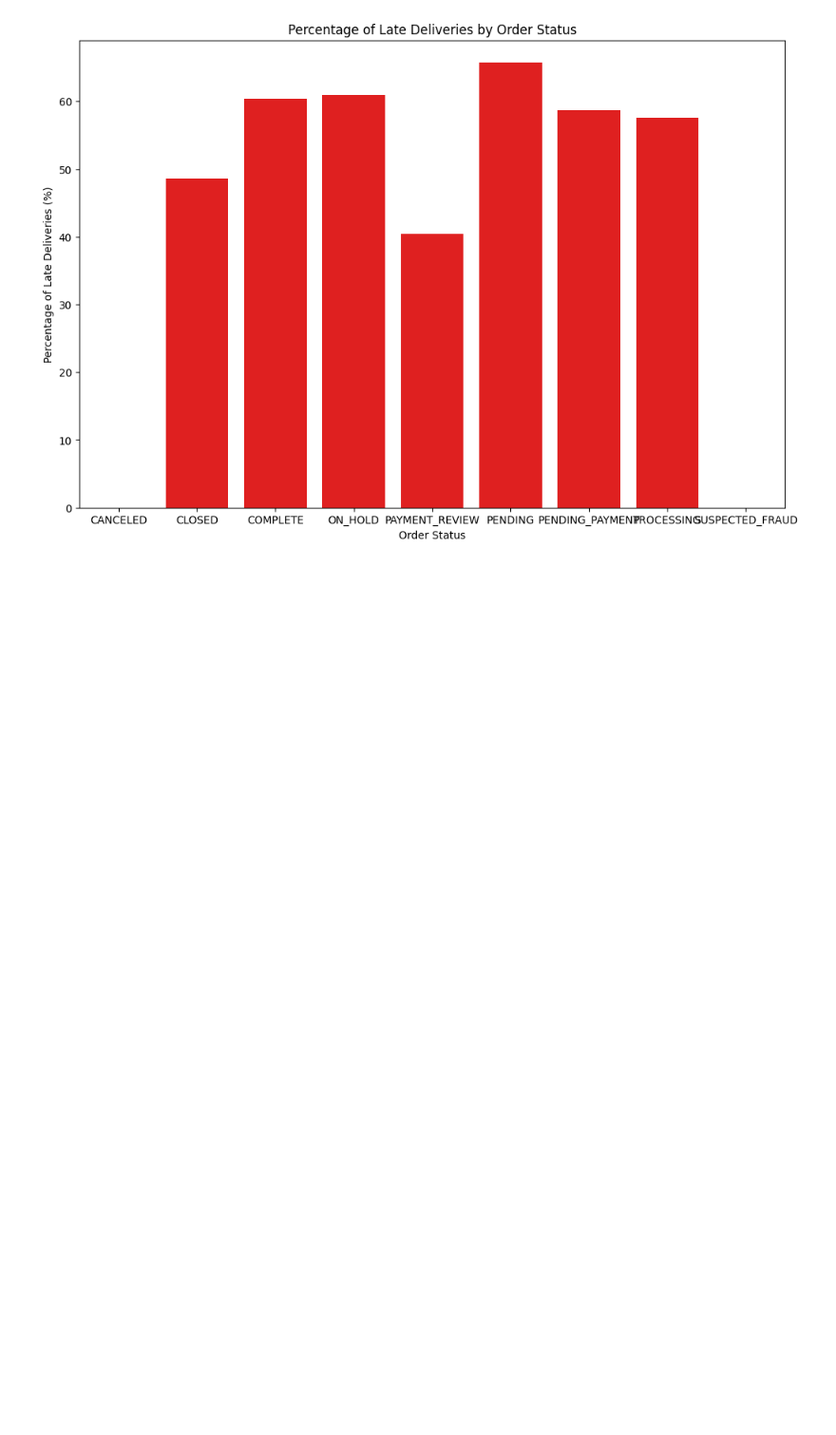
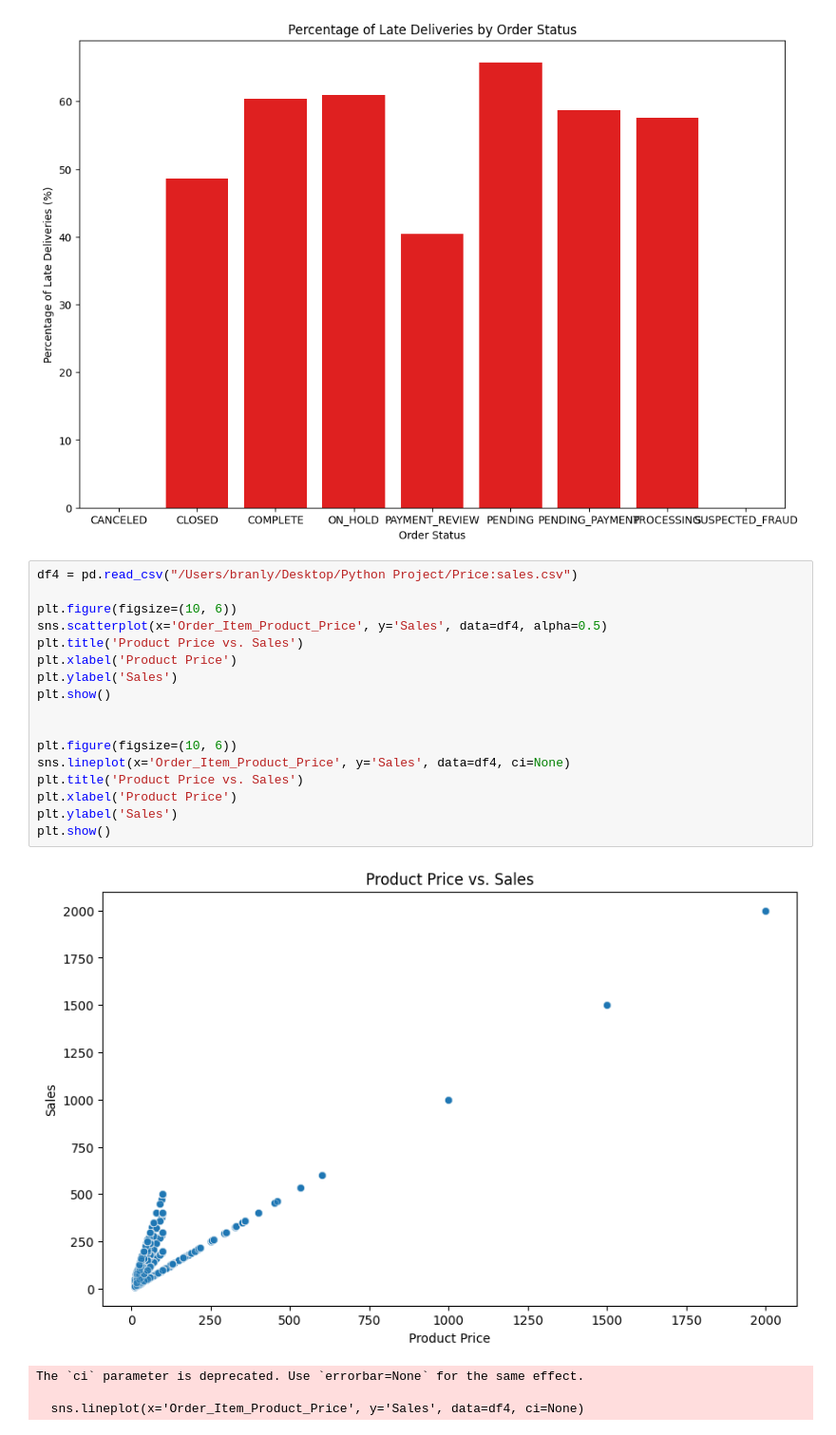
Before and after one commit to CCNY-Analytics-and-Quant/Branly_BAF23, a Jupyter notebook: Final Project.ipynb, the cells around one changed output. Shown: that part at 95% size. Saved outputs shown, nothing was run; the diff lists cells and outputs as text; blank space fills up the shorter version.

```diff
--- a/Final Project.ipynb
+++ b/Final Project.ipynb
@@ -103,3 +103,25 @@ plt.ylabel('Percentage of Late Deliveries (%)')
 plt.show()
 # %% [output]
 [figure]
+# %%
+df4 = pd.read_csv("/Users/branly/Desktop/Python Project/Price:sales.csv")
+
+plt.figure(figsize=(10, 6))
+sns.scatterplot(x='Order_Item_Product_Price', y='Sales', data=df4, alpha=0.5)
+plt.title('Product Price vs. Sales')
+plt.xlabel('Product Price')
+plt.ylabel('Sales')
+plt.show()
+
+
+plt.figure(figsize=(10, 6))
+sns.lineplot(x='Order_Item_Product_Price', y='Sales', data=df4, ci=None)
+plt.title('Product Price vs. Sales')
+plt.xlabel('Product Price')
+plt.ylabel('Sales')
+plt.show()
+# %% [output]
+[figure, added]
+The `ci` parameter is deprecated. Use `errorbar=None` for the same effect.
+
+  sns.lineplot(x='Order_Item_Product_Price', y='Sales', data=df4, ci=None)
```
Also changed, not shown: parts of 4 cells of this notebook.
